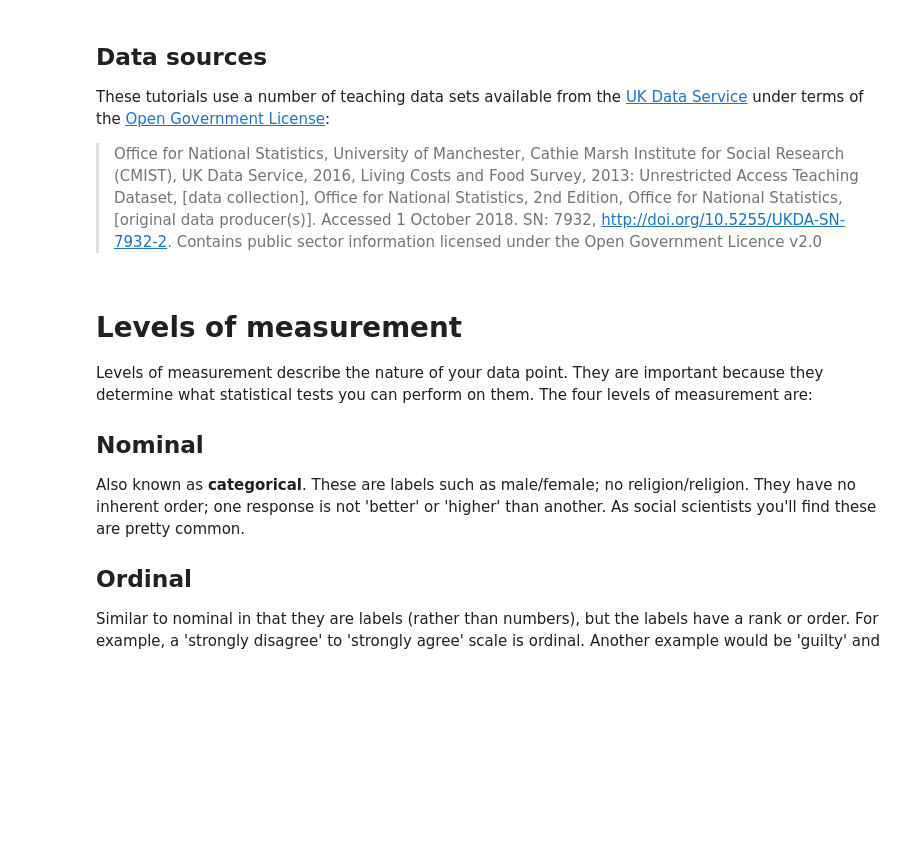
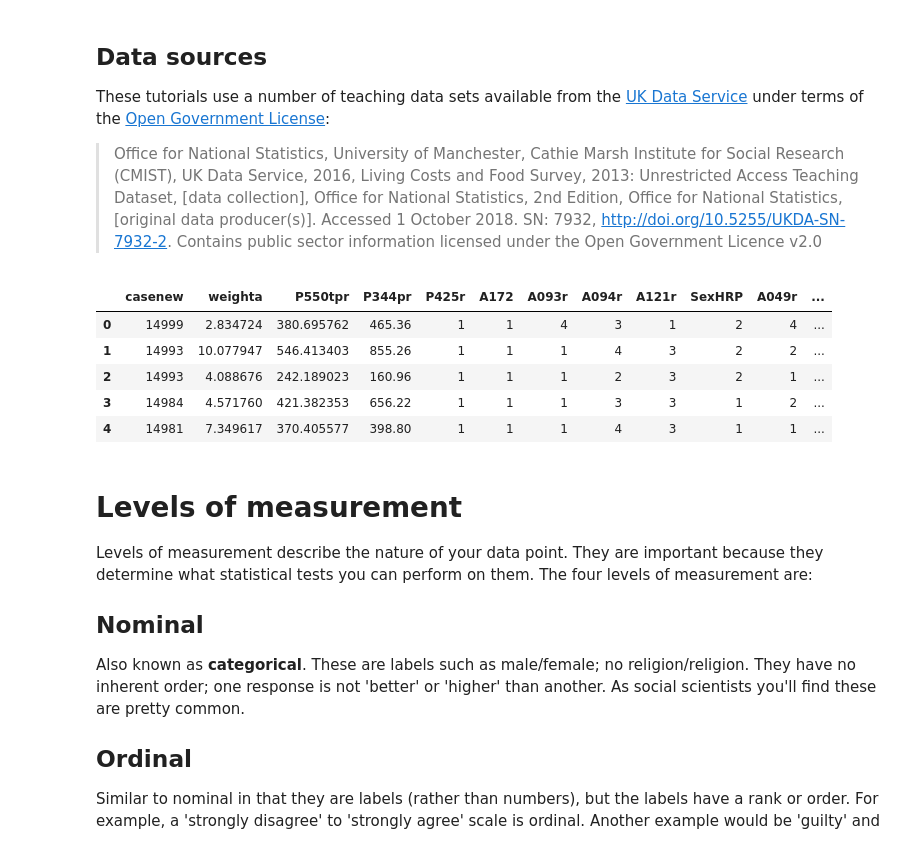
Before and after one commit to philmikejones/stats101, a Jupyter notebook: notebooks/stats101.ipynb, the cells around one changed output. Cells and saved outputs as stored; diff of their text form; code cells hidden in the pictures; blank space fills up the shorter version.

```diff
--- a/notebooks/stats101.ipynb
+++ b/notebooks/stats101.ipynb
@@ -53,8 +58,18 @@ shutil.unpack_archive("../data/external/food.zip", extract_dir = "../data/extern
 # %%
 food = pd.read_csv(
     "../data/external/UKDA-7932-tab/tab/lcfs_2013_teaching.tab",
     sep = "\t"
 )
+
+# Check it's loaded correctly
+food.head()
+# %% [output]
+|  | casenew | weighta | P550tpr | P344pr | P425r | A172 | A093r | A094r | A121r | SexHRP | A049r | ... |
+| 0 | 14999 | 2.834724 | 380.695762 | 465.36 | 1 | 1 | 4 | 3 | 1 | 2 | 4 | ... |
+| 1 | 14993 | 10.077947 | 546.413403 | 855.26 | 1 | 1 | 1 | 4 | 3 | 2 | 2 | ... |
+| 2 | 14993 | 4.088676 | 242.189023 | 160.96 | 1 | 1 | 1 | 2 | 3 | 2 | 1 | ... |
+| 3 | 14984 | 4.571760 | 421.382353 | 656.22 | 1 | 1 | 1 | 3 | 3 | 1 | 2 | ... |
+| 4 | 14981 | 7.349617 | 370.405577 | 398.80 | 1 | 1 | 1 | 4 | 3 | 1 | 1 | ... |
 # %% [markdown]
 # Levels of measurement
 
```
Also changed, not shown: parts of 6 cells of this notebook.
